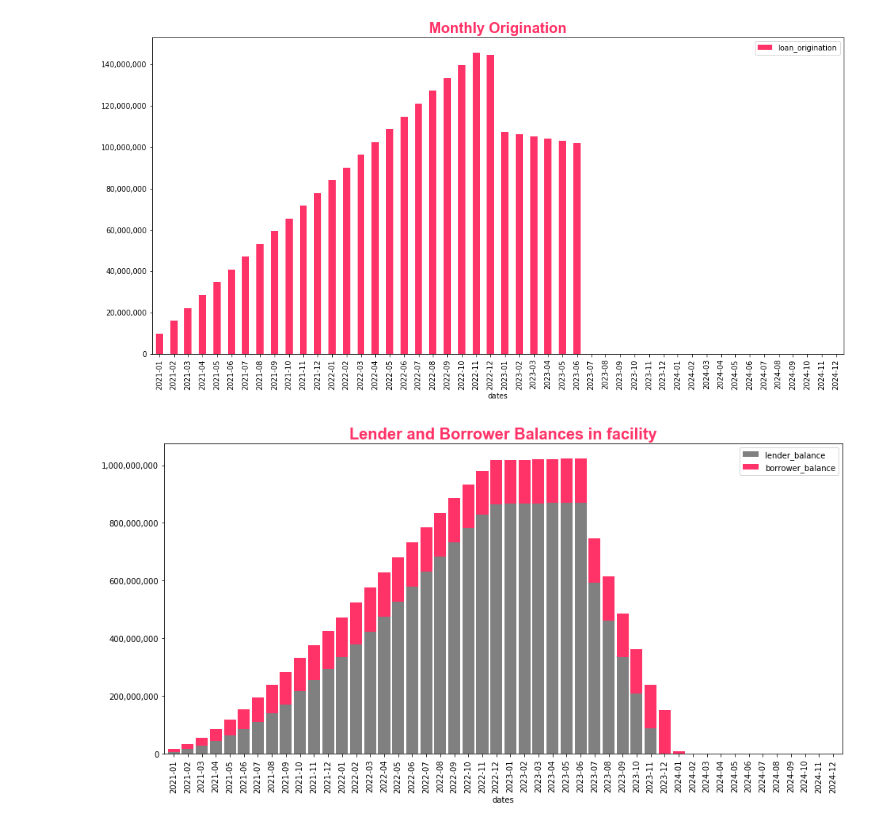
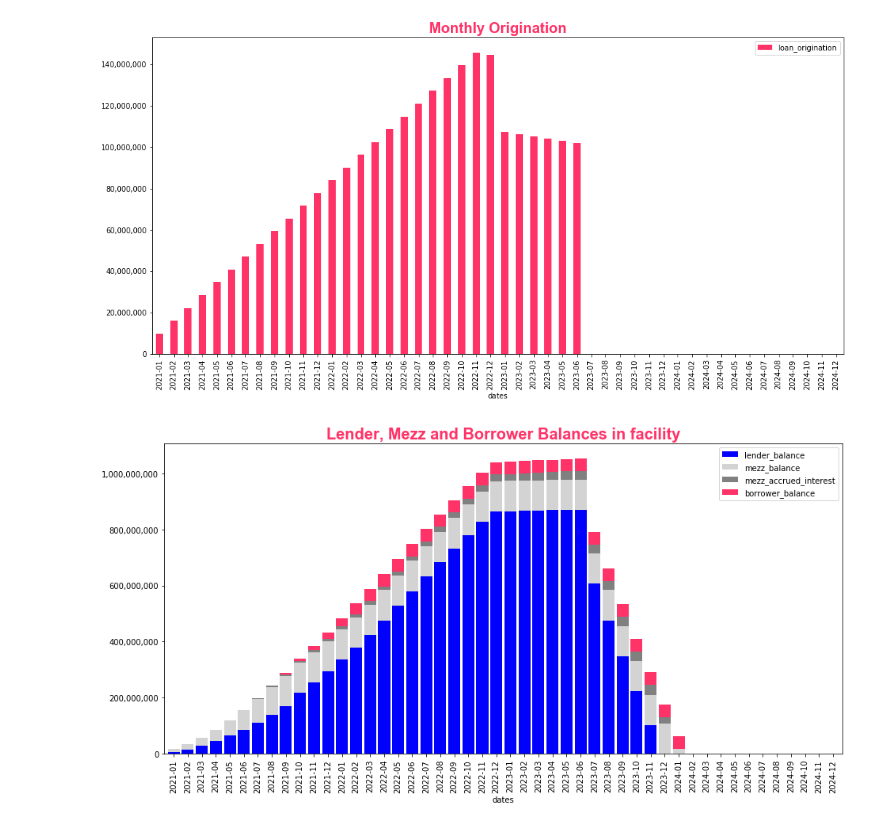
Before and after one commit to Thethirtyone/warehouse, a Jupyter notebook: warehouse_facility.ipynb, the cells around one changed output. Cells and saved outputs as stored; diff of their text form; code cells hidden in the pictures.

Commit message:
Included Mezz calculation

```diff
--- a/warehouse_facility.ipynb
+++ b/warehouse_facility.ipynb
@@ -61,6 +61,11 @@ MIN_ROUND_SIZE = 25e6
 PRE_MONEY_VAL = 200e6
 LEAD_WARRANTS = 0.01
 
+# Mezzanine indicative Terms
+MEZZ_SIZE_USD = 20e6
+MEZZ_SIZE = MEZZ_SIZE_USD * USDBRL
+MEZZ_SPREAD_CDI = 1000
+
 # Simulation Variables
 # Origination Volumes per month (at start and end dates - linear growth assumed)
 # Note that end date is the FINAL date of the facility, not the end of revolving period
@@ -466,18 +515,21 @@ plt.show()
 [figure]
 # %%
 # Create Facility Size and Borrower Size chart
-ax = df.plot(kind='bar',x='dates',y=['lender_balance', 'borrower_balance'], figsize=(17,8), color=["gray", "#ff3367"], stacked=True, width=0.85)
+ax = df.plot(kind='bar',x='dates',
+        y=['lender_balance', 'mezz_balance', 'mezz_accrued_interest', 'borrower_balance'],
+        figsize=(17,8), color=["blue", "gray", "lightgray", "#ff3367"],
+        stacked=True, width=0.85)
 ax.yaxis.set_major_formatter(mpl.ticker.StrMethodFormatter('{x:,.0f}'))
 font = {'family': 'arial',
         'color':  "#ff3367",
         'weight': 'bold',
         'size': 20,
         }
 
-plt.title('Lender and Borrower Balances in facility', fontdict=font)
+plt.title('Lender, Mezz and Borrower Balances in facility', fontdict=font)
 
 # Adjust layout to make room for the table:
 plt.subplots_adjust(left=0.2, bottom=0.2)
 plt.show()
 # %% [output]
-[figure, old version]
+[figure, new version]
```
Also changed, not shown: parts of 6 cells of this notebook, 3 other files.
